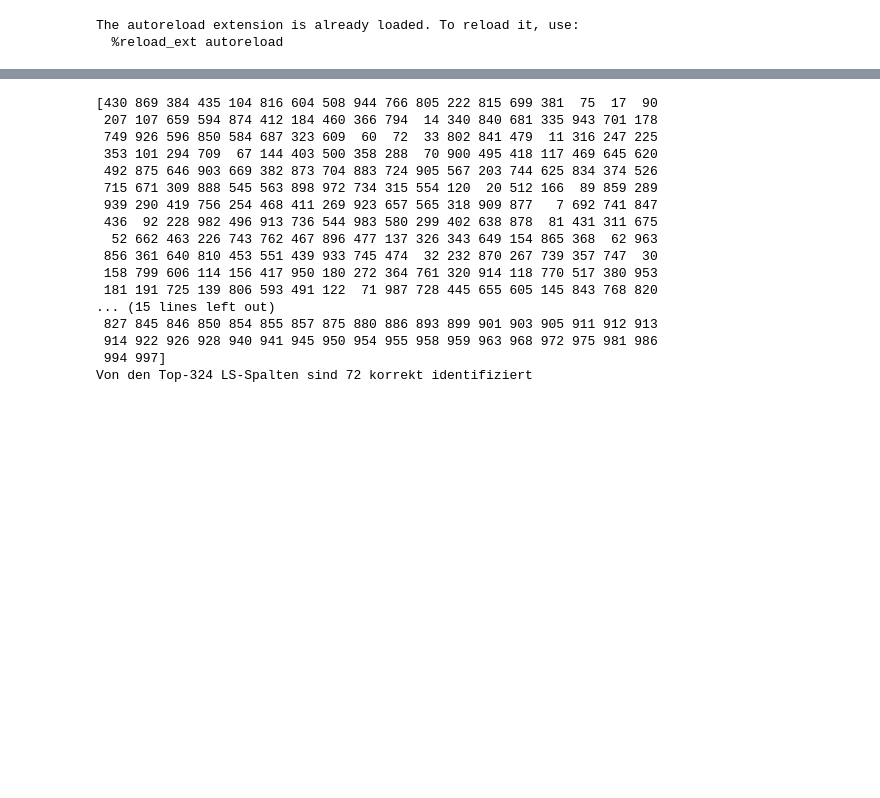
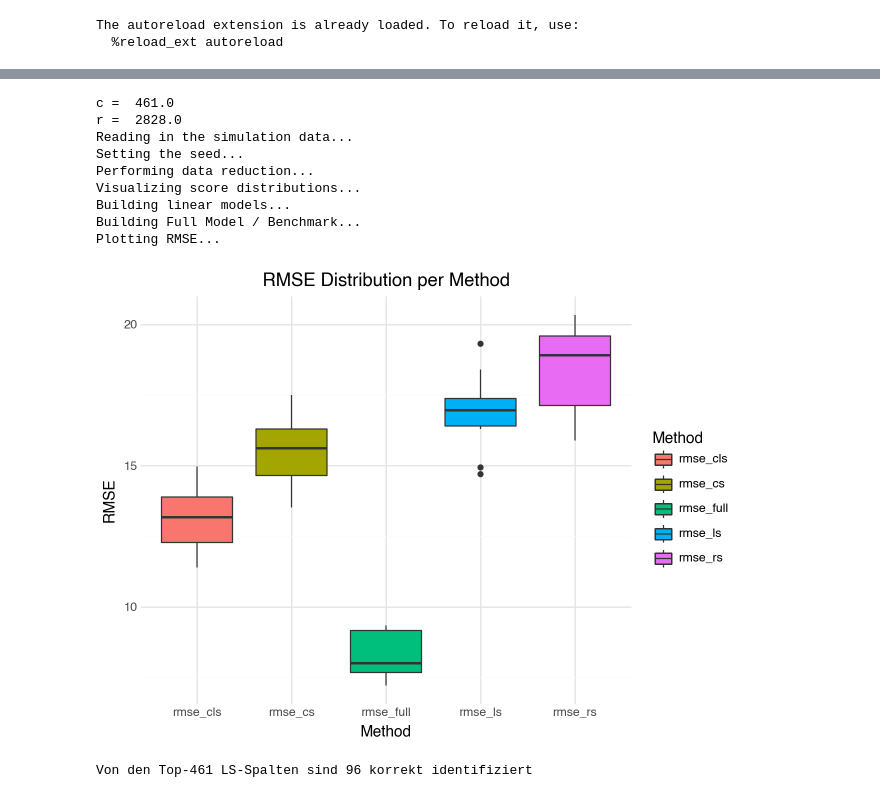
Before and after one commit to TimSchmale/Masterthesis-Schmale, a Jupyter notebook: Simulation Study.ipynb, the cells around one changed output, grey strips where cells are left out. Saved outputs shown, nothing was run; the diff lists cells and outputs as text; code cells hidden in the pictures; blank space fills up the shorter version.

Commit message:
Simulation Study in function design to quickly perform multiple studies after another

```diff
--- a/Simulation Study.ipynb
+++ b/Simulation Study.ipynb
@@ -162,16 +197,0 @@ for i in range(10):
-# %%
-#==============================================================================================
-# Row Reduction: Application of row reduction mechanism
-#==============================================================================================
-
-## Calculation of row reduction
-R_ls = []
-R_cls = []
-R_rs = []
-R_cs = []
-
-for i in range(10):
-    R_ls.append(row_reduction(C_ls[i]['C'], y_train[i], k))
-    R_cls.append(row_reduction(C_cls[i]['C'], y_train[i], k))
-    R_rs.append(row_reduction(C_rs[i]['C'], y_train[i], k))
-    R_cs.append(row_reduction(C_cs[i]['C'], y_train[i], k))
@@ -332,33 +513,53 @@ display(p_box)
+# %%
+#==============================================================================================
+# Simulation Study 1: p = 1.000, n = 900, reps = 10, k = 100, seed = 1
+#==============================================================================================
+
+# set the folder:
+folder = "p1000_n900"
+
+# set the seed:
+seed = 1
+
+# set the rank parameter k:
+k = 100
+
+# approximation of reduced dimensions:
+c = np.ceil(k * np.log(k))
+r = np.ceil(c * np.log(c))
+
+print("c = ", c)
+print("r = ", r)
+
+# perform the study:
+scores, C, R, rmse = simulation_study(k, seed, folder, 10)
+# %% [output]
+c =  461.0
+r =  2828.0
+Reading in the simulation data...
+Setting the seed...
+Performing data reduction...
+Visualizing score distributions...
+Building linear models...
+Building Full Model / Benchmark...
+Plotting RMSE...
+[figure, added]
 # %%
 #### LS Investigation
-beta = beta_train[0]
-beta = beta.to_numpy().reshape(-1)
-ls = column_ls[0]
+beta_train = pd.read_csv(f"{base}/{folder}/rep1/beta.csv")
+#print(beta_train)
+#beta = beta_train[0]
+beta = beta_train.to_numpy().reshape(-1)
+ls = scores['LS'][0]
 c = int(np.ceil(k * np.log(k)))
 top_c_indices = np.argsort(ls)[-c:]
-print(top_c_indices)
+#print(top_c_indices)
 true_nonzero = np.where(beta != 0.0)[0]
-print(true_nonzero)
+#print(true_nonzero)
 
 hits = np.intersect1d(top_c_indices, true_nonzero)
 print(f"Von den Top-{c} LS-Spalten sind {len(hits)} korrekt identifiziert")
 # %% [output]
-[430 869 384 435 104 816 604 508 944 766 805 222 815 699 381  75  17  90
- 207 107 659 594 874 412 184 460 366 794  14 340 840 681 335 943 701 178
- 749 926 596 850 584 687 323 609  60  72  33 802 841 479  11 316 247 225
- 353 101 294 709  67 144 403 500 358 288  70 900 495 418 117 469 645 620
- 492 875 646 903 669 382 873 704 883 724 905 567 203 744 625 834 374 526
- 715 671 309 888 545 563 898 972 734 315 554 120  20 512 166  89 859 289
- 939 290 419 756 254 468 411 269 923 657 565 318 909 877   7 692 741 847
- 436  92 228 982 496 913 736 544 983 580 299 402 638 878  81 431 311 675
-  52 662 463 226 743 762 467 896 477 137 326 343 649 154 865 368  62 963
- 856 361 640 810 453 551 439 933 745 474  32 232 870 267 739 357 747  30
- 158 799 606 114 156 417 950 180 272 364 761 320 914 118 770 517 380 953
- 181 191 725 139 806 593 491 122  71 987 728 445 655 605 145 843 768 820
-... (15 lines left out)
- 827 845 846 850 854 855 857 875 880 886 893 899 901 903 905 911 912 913
- 914 922 926 928 940 941 945 950 954 955 958 959 963 968 972 975 981 986
- 994 997]
-Von den Top-324 LS-Spalten sind 72 korrekt identifiziert
+Von den Top-461 LS-Spalten sind 96 korrekt identifiziert
 # %%
 #### CLS Investigation
```
Also changed, not shown: parts of 14 cells of this notebook, 1 other file.
